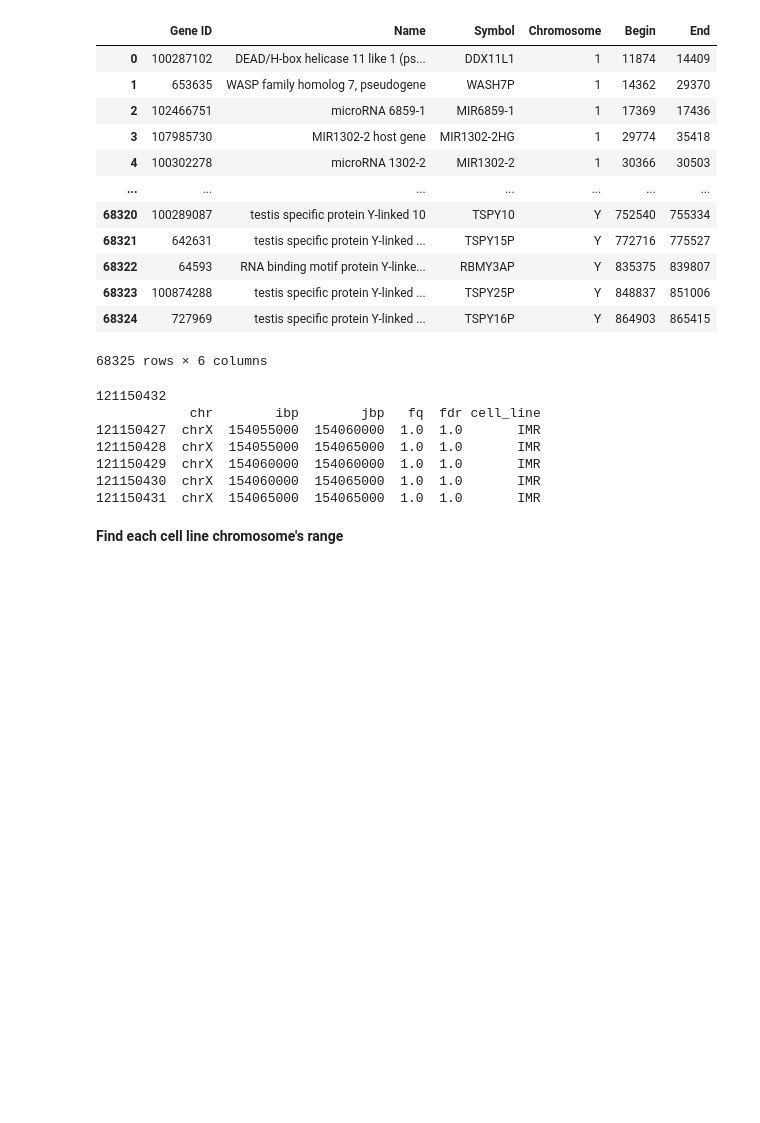
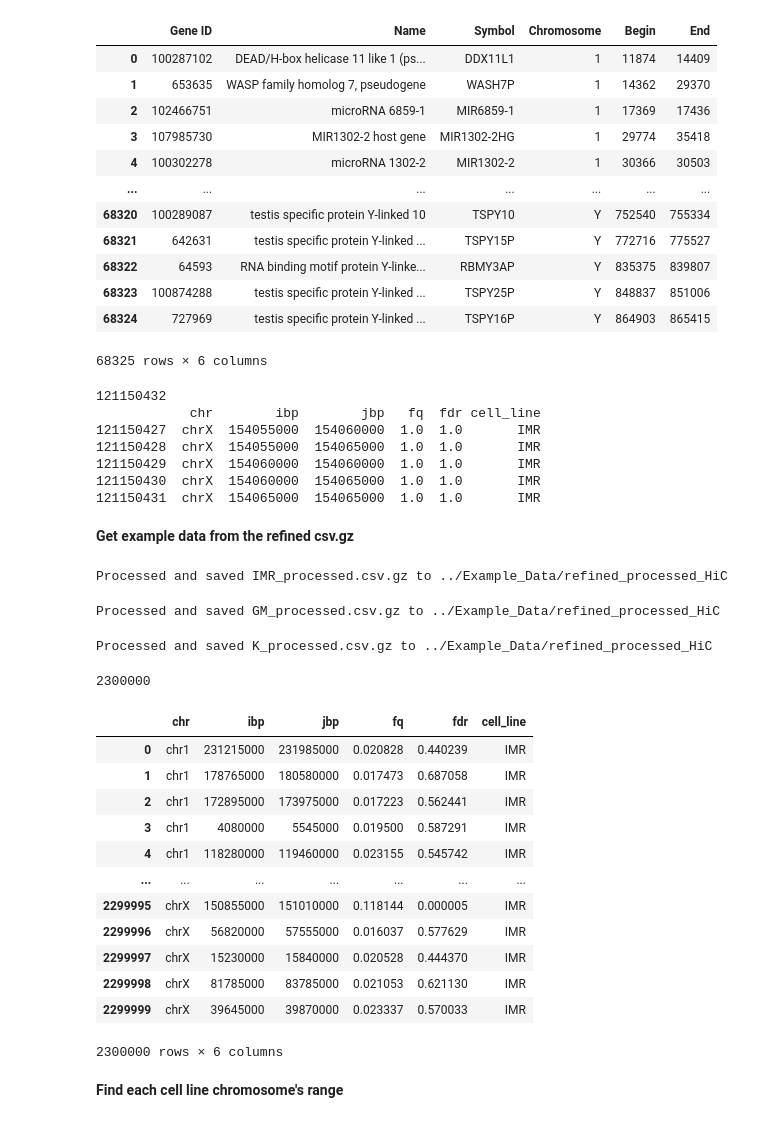
Before and after one commit to ldu3/chrompolymerDB_Project, a Jupyter notebook: Scripts/extraction.ipynb, the cells around one changed output. Drawn from its saved outputs; the diff is of its cells as text; code cells hidden in the pictures; blank space fills up the shorter version.

Commit message:
generate example data for presentation

```diff
--- a/Scripts/extraction.ipynb
+++ b/Scripts/extraction.ipynb
@@ -101,6 +101,73 @@ print(IMR_df.tail())
 121150429  chrX  154060000  154060000  1.0  1.0       IMR
 121150430  chrX  154060000  154065000  1.0  1.0       IMR
 121150431  chrX  154065000  154065000  1.0  1.0       IMR
+# %% [markdown]
+**Get example data from the refined csv.gz**
+# %%
+def process_and_sample_data(input_folder, output_folder, sample_size=100000):
+    # Ensure output folder exists
+    os.makedirs(output_folder, exist_ok=True)
+
+    # Iterate over each .csv.gz file in the input folder
+    for filename in os.listdir(input_folder):
+        if filename.endswith(".csv.gz"):
+            input_path = os.path.join(input_folder, filename)
+            output_path = os.path.join(output_folder, filename)
+
+            # Load the compressed CSV file
+            df = pd.read_csv(input_path, compression="gzip")
+
+            # Check if 'chr' column exists
+            if "chr" not in df.columns:
+                print(f"'chr' column not found in {filename}. Skipping this file.")
+                continue
+
+            # Sample data for each chromosome group
+            sampled_data = (
+                df.groupby("chr")
+                .apply(
+                    lambda group: group.sample(
+                        n=min(sample_size, len(group)), random_state=1
+                    )
+                )
+                .reset_index(drop=True)
+            )
+
+            # Save the sampled data to the output file in gzip format
+            sampled_data.to_csv(output_path, index=False, compression="gzip")
+            print(f"Processed and saved {filename} to {output_folder}")
+
+
+# Define your input and output folders
+input_folder = "../Data/refined_processed_HiC"
+output_folder = "../Example_Data/refined_processed_HiC"
+
+# Run the function
+process_and_sample_data(input_folder, output_folder)
+# %% [output]
+Processed and saved IMR_processed.csv.gz to ../Example_Data/refined_processed_HiC
+Processed and saved GM_processed.csv.gz to ../Example_Data/refined_processed_HiC
+Processed and saved K_processed.csv.gz to ../Example_Data/refined_processed_HiC
+# %%
+file_path = "../Example_Data/refined_processed_HiC/IMR_processed.csv.gz"
+IMR_Example_df = pd.read_csv(file_path)
+print(len(IMR_Example_df))
+IMR_Example_df
+# %% [output]
+2300000
+|  | chr | ibp | jbp | fq | fdr | cell_line |
+| 0 | chr1 | 231215000 | 231985000 | 0.020828 | 0.440239 | IMR |
+| 1 | chr1 | 178765000 | 180580000 | 0.017473 | 0.687058 | IMR |
+| 2 | chr1 | 172895000 | 173975000 | 0.017223 | 0.562441 | IMR |
+| 3 | chr1 | 4080000 | 5545000 | 0.019500 | 0.587291 | IMR |
+| 4 | chr1 | 118280000 | 119460000 | 0.023155 | 0.545742 | IMR |
+| ... | ... | ... | ... | ... | ... | ... |
+| 2299995 | chrX | 150855000 | 151010000 | 0.118144 | 0.000005 | IMR |
+| 2299996 | chrX | 56820000 | 57555000 | 0.016037 | 0.577629 | IMR |
+| 2299997 | chrX | 15230000 | 15840000 | 0.020528 | 0.444370 | IMR |
+| 2299998 | chrX | 81785000 | 83785000 | 0.021053 | 0.621130 | IMR |
+| 2299999 | chrX | 39645000 | 39870000 | 0.023337 | 0.570033 | IMR |
+2300000 rows × 6 columns
 # %% [markdown]
 **Find each cell line chromosome's range**
 # %%
```
Also changed, not shown: parts of 4 cells of this notebook, 1 other file.
